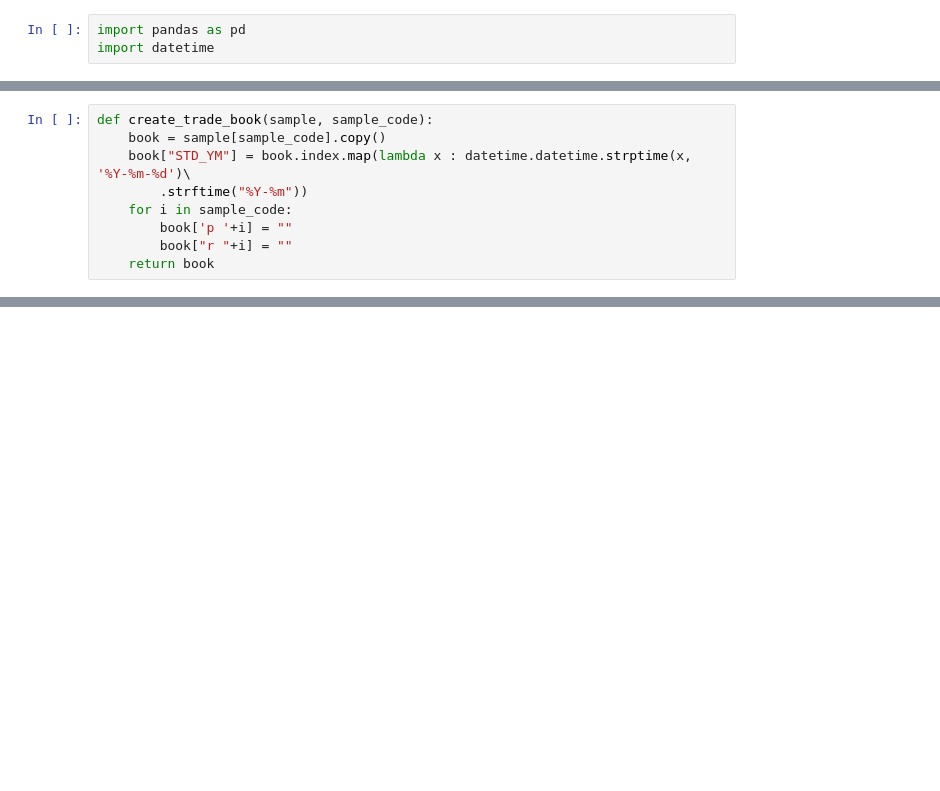
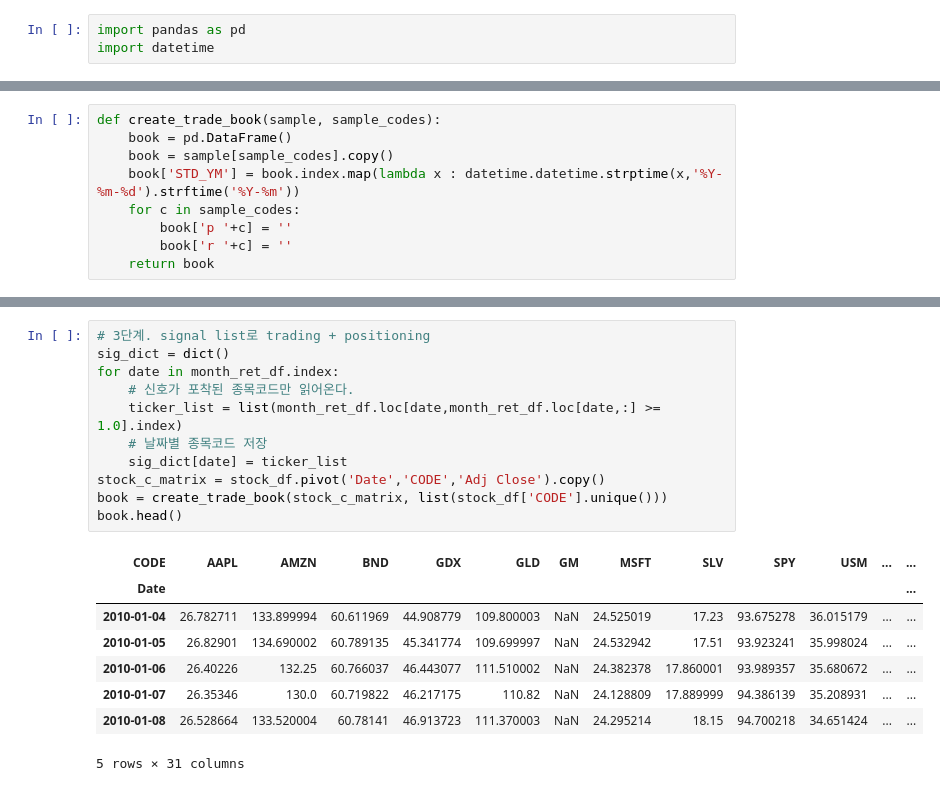
Before and after one commit to bsmoon-86/ubion-4, a Jupyter notebook: 220707/상대모멘텀.ipynb, the cells around one changed output, grey strips where cells are left out. Saved outputs shown, nothing was run; the diff lists cells and outputs as text; blank space fills up the shorter version.

```diff
--- a/220707/상대모멘텀.ipynb
+++ b/220707/상대모멘텀.ipynb
@@ -22,11 +13,11 @@ def data_preprocessing(sample, ticker, base_date):
     return sample, ym_keys
 # %%
-def create_trade_book(sample, sample_code):
-    book = sample[sample_code].copy()
-    book["STD_YM"] = book.index.map(lambda x : datetime.datetime.strptime(x, '%Y-%m-%d')\
-        .strftime("%Y-%m"))
-    for i in sample_code:
-        book['p '+i] = ""
-        book["r "+i] = ""
+def create_trade_book(sample, sample_codes):
+    book = pd.DataFrame()
+    book = sample[sample_codes].copy()
+    book['STD_YM'] = book.index.map(lambda x : datetime.datetime.strptime(x,'%Y-%m-%d').strftime('%Y-%m'))
+    for c in sample_codes:
+        book['p '+c] = ''
+        book['r '+c] = ''
     return book
 # %%
@@ -94,0 +248,20 @@ def multi_returns(book, s_codes):
+# %%
+# 3단계. signal list로 trading + positioning
+sig_dict = dict()
+for date in month_ret_df.index:
+    # 신호가 포착된 종목코드만 읽어온다.
+    ticker_list = list(month_ret_df.loc[date,month_ret_df.loc[date,:] >= 1.0].index)
+    # 날짜별 종목코드 저장
+    sig_dict[date] = ticker_list
+stock_c_matrix = stock_df.pivot('Date','CODE','Adj Close').copy()
+book = create_trade_book(stock_c_matrix, list(stock_df['CODE'].unique()))
+book.head()
+# %% [output]
+| CODE | AAPL | AMZN | BND | GDX | GLD | GM | MSFT | SLV | SPY | USM | ... | ... |
+| Date |  |  |  |  |  |  |  |  |  |  |  | ... |
+| 2010-01-04 | 26.782711 | 133.899994 | 60.611969 | 44.908779 | 109.800003 | NaN | 24.525019 | 17.23 | 93.675278 | 36.015179 | ... | ... |
+| 2010-01-05 | 26.82901 | 134.690002 | 60.789135 | 45.341774 | 109.699997 | NaN | 24.532942 | 17.51 | 93.923241 | 35.998024 | ... | ... |
+| 2010-01-06 | 26.40226 | 132.25 | 60.766037 | 46.443077 | 111.510002 | NaN | 24.382378 | 17.860001 | 93.989357 | 35.680672 | ... | ... |
+| 2010-01-07 | 26.35346 | 130.0 | 60.719822 | 46.217175 | 110.82 | NaN | 24.128809 | 17.889999 | 94.386139 | 35.208931 | ... | ... |
+| 2010-01-08 | 26.528664 | 133.520004 | 60.78141 | 46.913723 | 111.370003 | NaN | 24.295214 | 18.15 | 94.700218 | 34.651424 | ... | ... |
+5 rows × 31 columns
```
Also changed, not shown: parts of 16 cells of this notebook.
